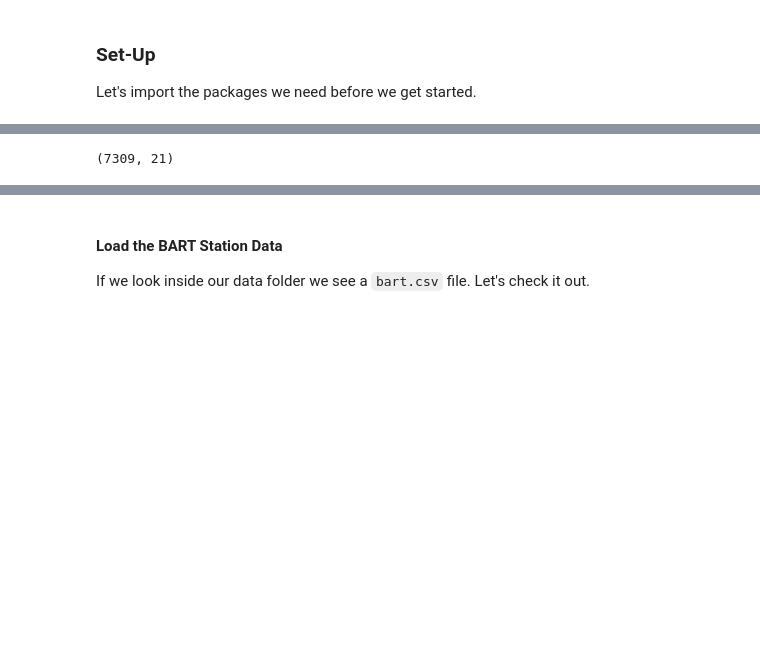
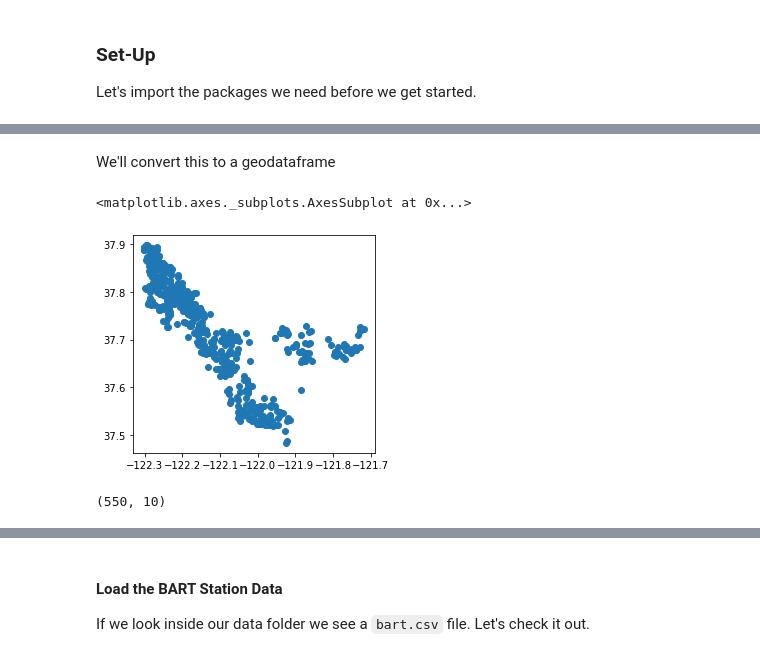
Before and after one commit to dlab-berkeley/Python-Geospatial-Fundamentals-Legacy, a Jupyter notebook: new_sequence/day_2/08_proximity_calculations.ipynb, the cells around one changed output, grey strips where cells are left out. Saved outputs shown, nothing was run; the diff lists cells and outputs as text; code cells hidden in the pictures; blank space fills up the shorter version.

```diff
--- a/new_sequence/day_2/08_proximity_calculations.ipynb
+++ b/new_sequence/day_2/08_proximity_calculations.ipynb
@@ -101,0 +79,3 @@ parcels_gdf.plot()
+# %%
+schools_df = pd.read_csv("../qgis_workshop_data/alco_schools.csv")
+schools_df.head()
@@ -102,4 +89,15 @@ parcels_gdf.plot()
+# %% [markdown]
+We'll convert this to a geodataframe
+# %%
+schools_gdf = gpd.GeoDataFrame(schools_df,
+                               geometry=gpd.points_from_xy(schools_df.X, schools_df.Y))
+schools_gdf.crs = "epsg:4326"
+# %%
+schools_gdf.plot()
+# %% [output]
+<matplotlib.axes._subplots.AxesSubplot at 0x...>
+[figure, added]
 # %%
-parcels_gdf.shape
+schools_gdf.shape
 # %% [output]
-(7309, 21)
+(550, 10)
```
Also changed, not shown: parts of 70 cells of this notebook, 5 other files.
